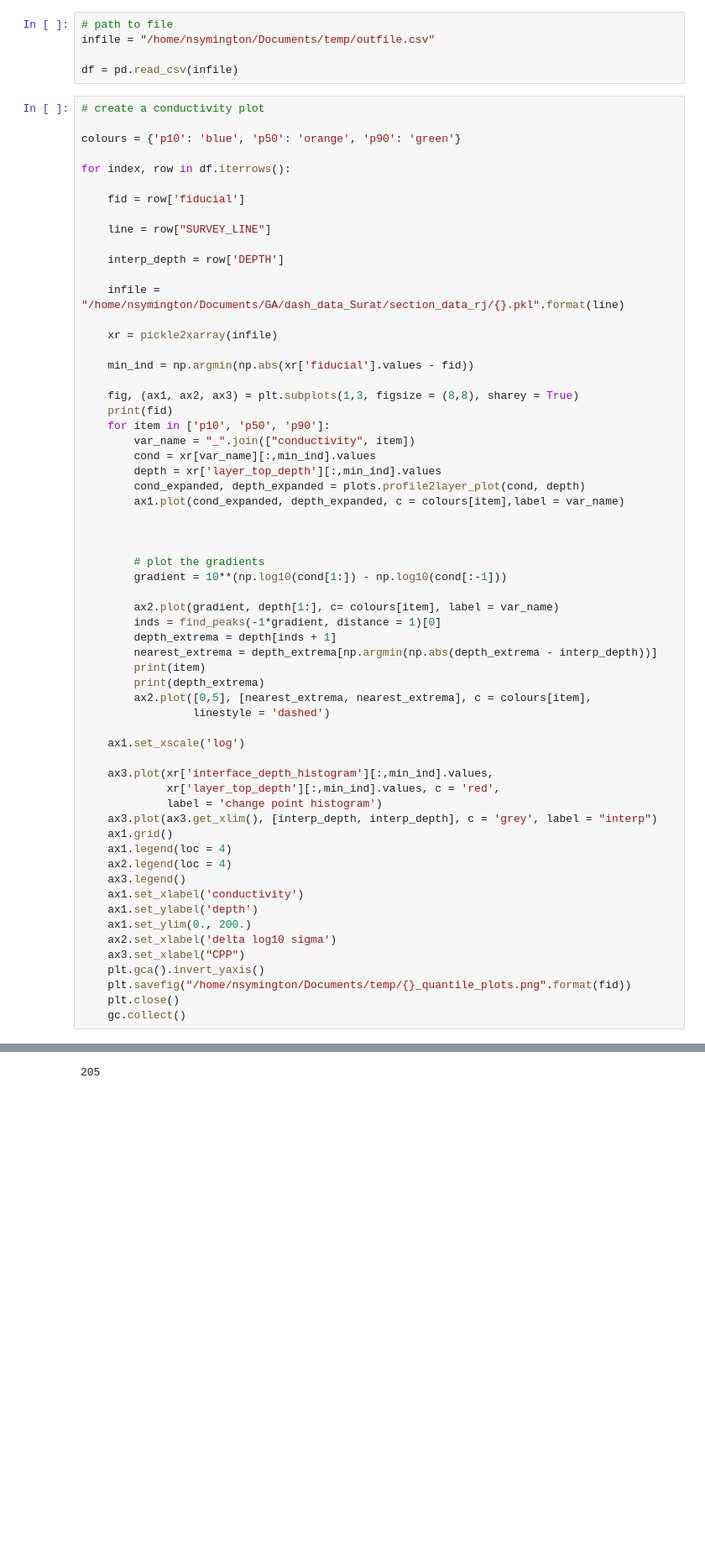
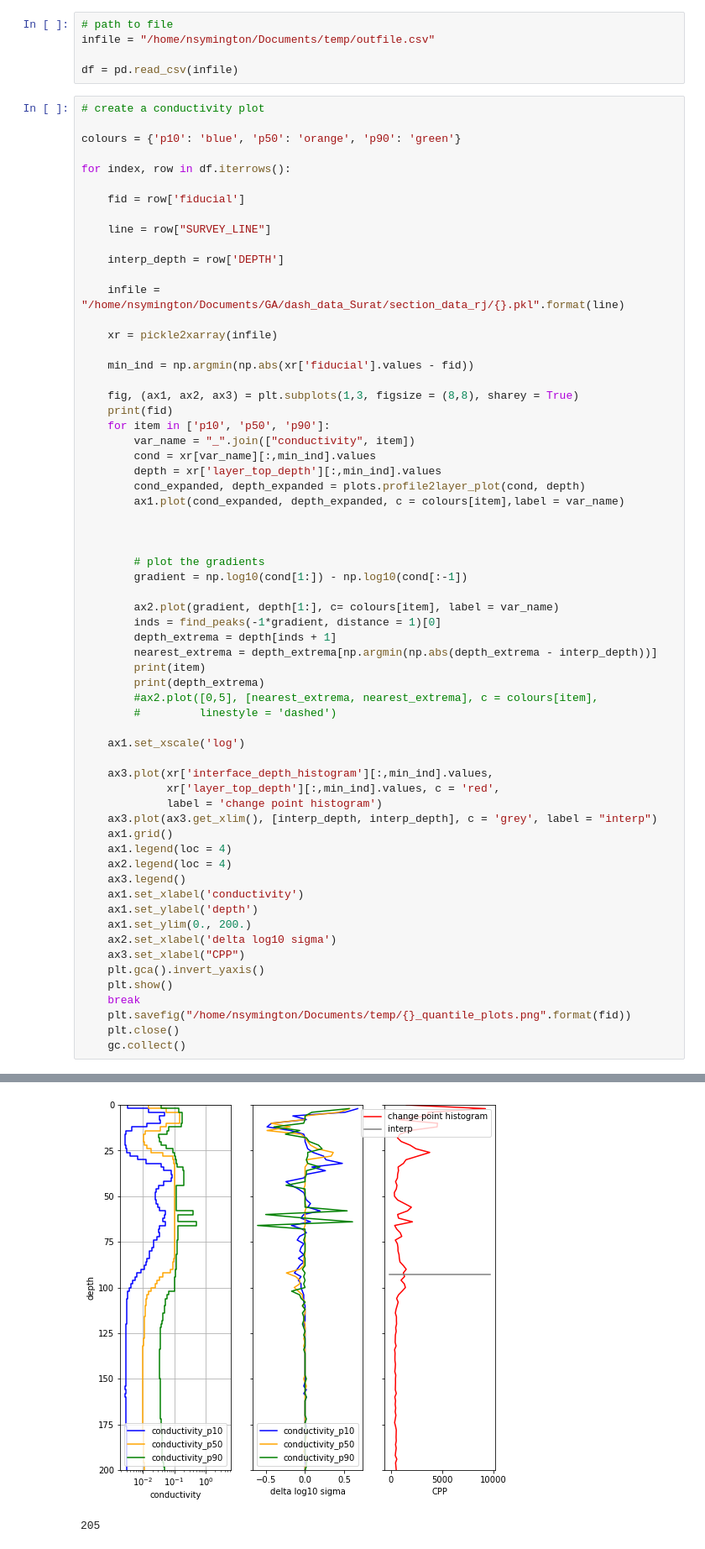
Before and after one commit to Neil-Symington/aem_interp_dash, a Jupyter notebook: working/find_percentile_interpretations.ipynb, the cells around one changed output, grey strips where cells are left out. Shown at 84% size. Saved outputs shown, nothing was run; the diff lists cells and outputs as text; blank space fills up the shorter version.

```diff
--- a/working/find_percentile_interpretations.ipynb
+++ b/working/find_percentile_interpretations.ipynb
@@ -45,7 +45,7 @@ for index, row in df.iterrows():
 
 
         # plot the gradients
-        gradient = 10**(np.log10(cond[1:]) - np.log10(cond[:-1]))
+        gradient = np.log10(cond[1:]) - np.log10(cond[:-1])
 
         ax2.plot(gradient, depth[1:], c= colours[item], label = var_name)
         inds = find_peaks(-1*gradient, distance = 1)[0]
@@ -53,8 +53,8 @@ for index, row in df.iterrows():
         nearest_extrema = depth_extrema[np.argmin(np.abs(depth_extrema - interp_depth))]
         print(item)
         print(depth_extrema)
-        ax2.plot([0,5], [nearest_extrema, nearest_extrema], c = colours[item],
-                 linestyle = 'dashed')
+        #ax2.plot([0,5], [nearest_extrema, nearest_extrema], c = colours[item],
+        #         linestyle = 'dashed')
 
     ax1.set_xscale('log')
 
@@ -72,6 +72,8 @@ for index, row in df.iterrows():
     ax2.set_xlabel('delta log10 sigma')
     ax3.set_xlabel("CPP")
     plt.gca().invert_yaxis()
+    plt.show()
+    break
     plt.savefig("/home/nsymington/Documents/temp/{}_quantile_plots.png".format(fid))
     plt.close()
     gc.collect()
@@ -96,3 +96,4 @@ p10
+[figure, added]
 # %%
 # %% [output]
 205
```
Also changed, not shown: parts of 1 cell of this notebook, 1 other file.
